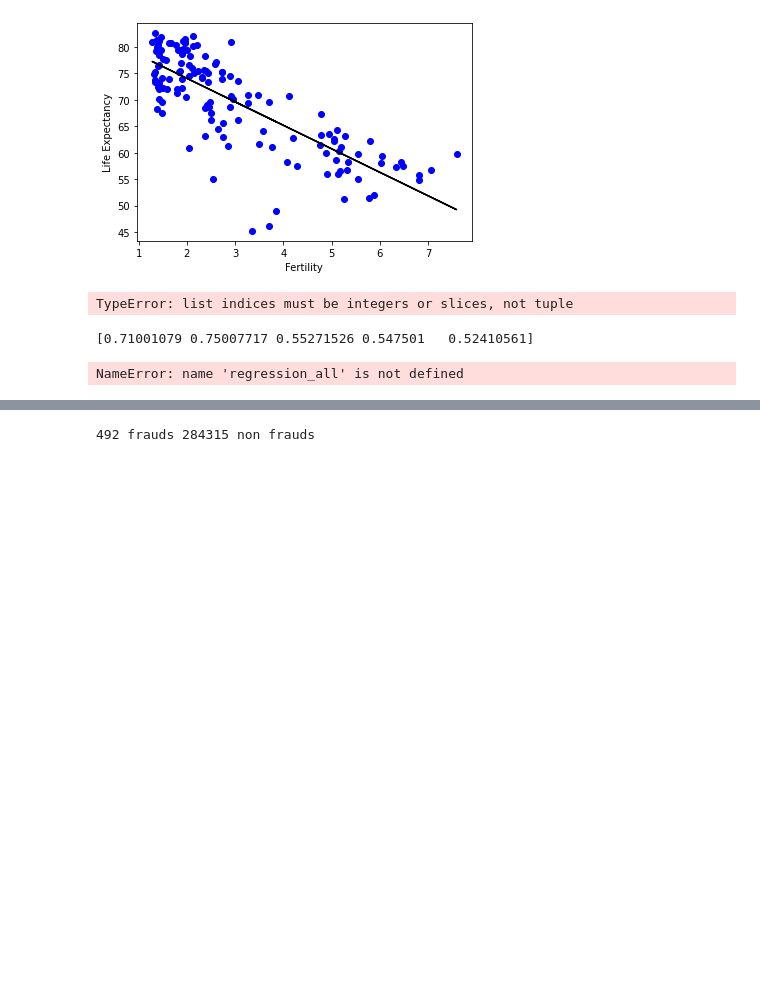
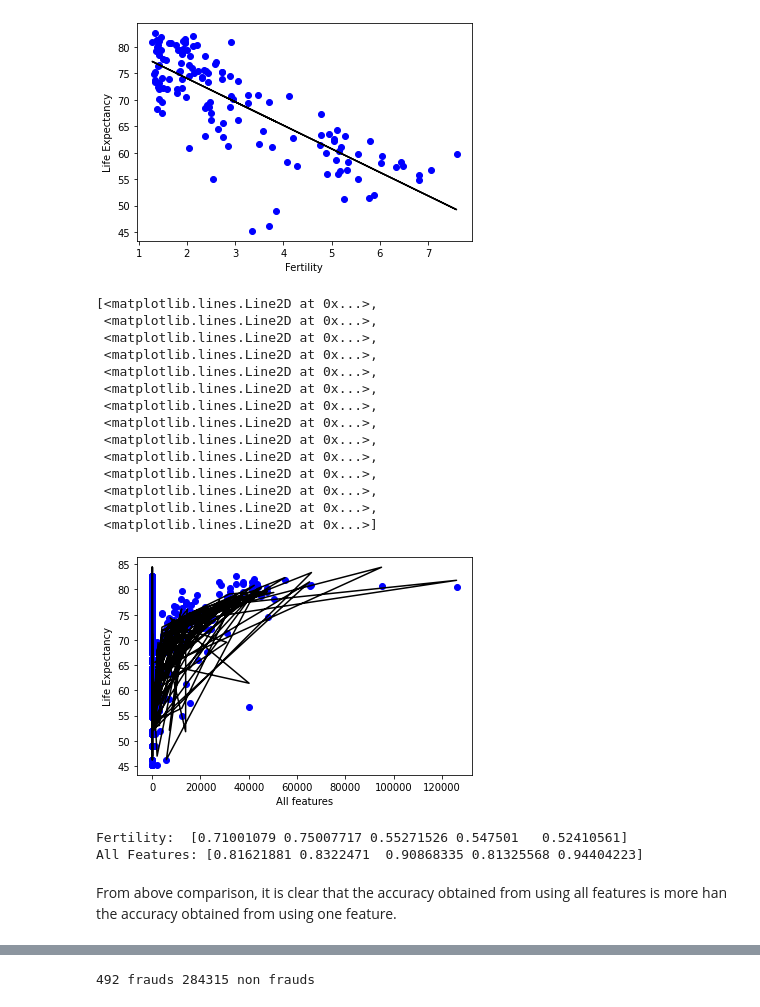
Before and after one commit to Sahaj-Sharma/big-data-analysis, a Jupyter notebook: Lab 3/lab-3.ipynb, the cells around one changed output, grey strips where cells are left out. Cells and saved outputs as stored; diff of their text form; code cells hidden in the pictures; blank space fills up the shorter version.

```diff
--- a/Lab 3/lab-3.ipynb
+++ b/Lab 3/lab-3.ipynb
@@ -153,23 +159,41 @@ plt.ylabel('Life Expectancy')
 Text(0, 0.5, 'Life Expectancy')
 [figure]
 # %%
-# Linear regression on all
-X = list(df.columns)
-X.remove('life')
-y = df['life']
+# Linear Regression with all features
+
+X = df[["fertility","HIV","CO2","BMI_male","GDP","BMI_female","child_mortality"]]
+y = df["life"]
 
 regression_all = LinearRegression()
-regression_all.fit(X[:,None],y)
-
-print(regression_all.score(X,y))
+regression_all.fit(X, y)
+plt.xlabel('All features')
+plt.ylabel('Life Expectancy')
+plt.plot(X,y,'bo',X,regression_all.predict(X),'-k')
 # %% [output]
-TypeError: list indices must be integers or slices, not tuple
+[<matplotlib.lines.Line2D at 0x...>,
+ <matplotlib.lines.Line2D at 0x...>,
+ <matplotlib.lines.Line2D at 0x...>,
+ <matplotlib.lines.Line2D at 0x...>,
+ <matplotlib.lines.Line2D at 0x...>,
+ <matplotlib.lines.Line2D at 0x...>,
+ <matplotlib.lines.Line2D at 0x...>,
+ <matplotlib.lines.Line2D at 0x...>,
+ <matplotlib.lines.Line2D at 0x...>,
+ <matplotlib.lines.Line2D at 0x...>,
+ <matplotlib.lines.Line2D at 0x...>,
+ <matplotlib.lines.Line2D at 0x...>,
+ <matplotlib.lines.Line2D at 0x...>,
+ <matplotlib.lines.Line2D at 0x...>]
+[figure, added]
 # %%
+# Cross validation comparison
 from sklearn.model_selection import cross_val_score
-print(cross_val_score(regression, x[:,None],y,cv=5))
-print(cross_val_score(regression_all, X,y,cv=5))
+print('Fertility: ',cross_val_score(regression, x[:,None],y,cv=5))
+print('All Features:',cross_val_score(regression_all, X,y,cv=5))
 # %% [output]
-[0.71001079 0.75007717 0.55271526 0.547501   0.52410561]
+Fertility:  [0.71001079 0.75007717 0.55271526 0.547501   0.52410561]
+All Features: [0.81621881 0.8322471  0.90868335 0.81325568 0.94404223]
-NameError: name 'regression_all' is not defined
+# %% [markdown]
+From above comparison, it is clear that the accuracy obtained from using all features is more han the accuracy obtained from using one feature.
 # %%
 # load creditcard
```
Also changed, not shown: parts of 12 cells of this notebook, 1 other file.
